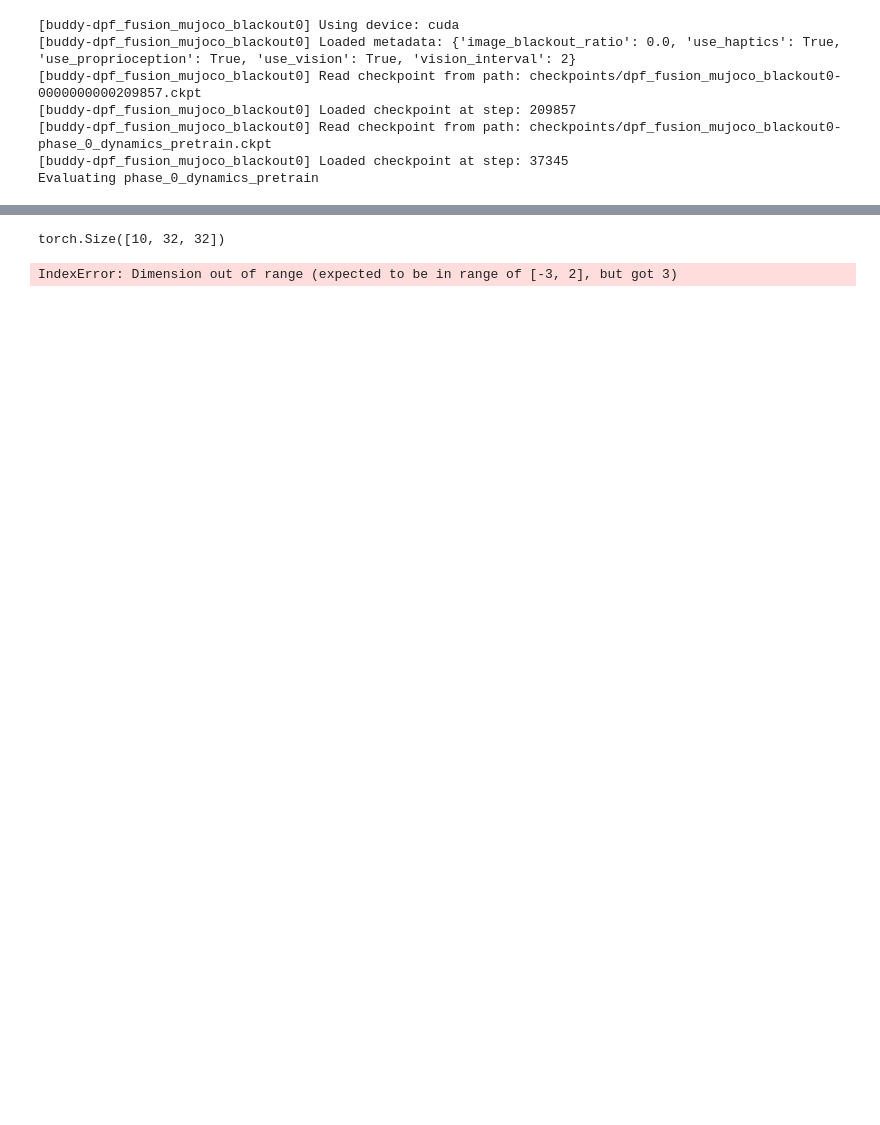
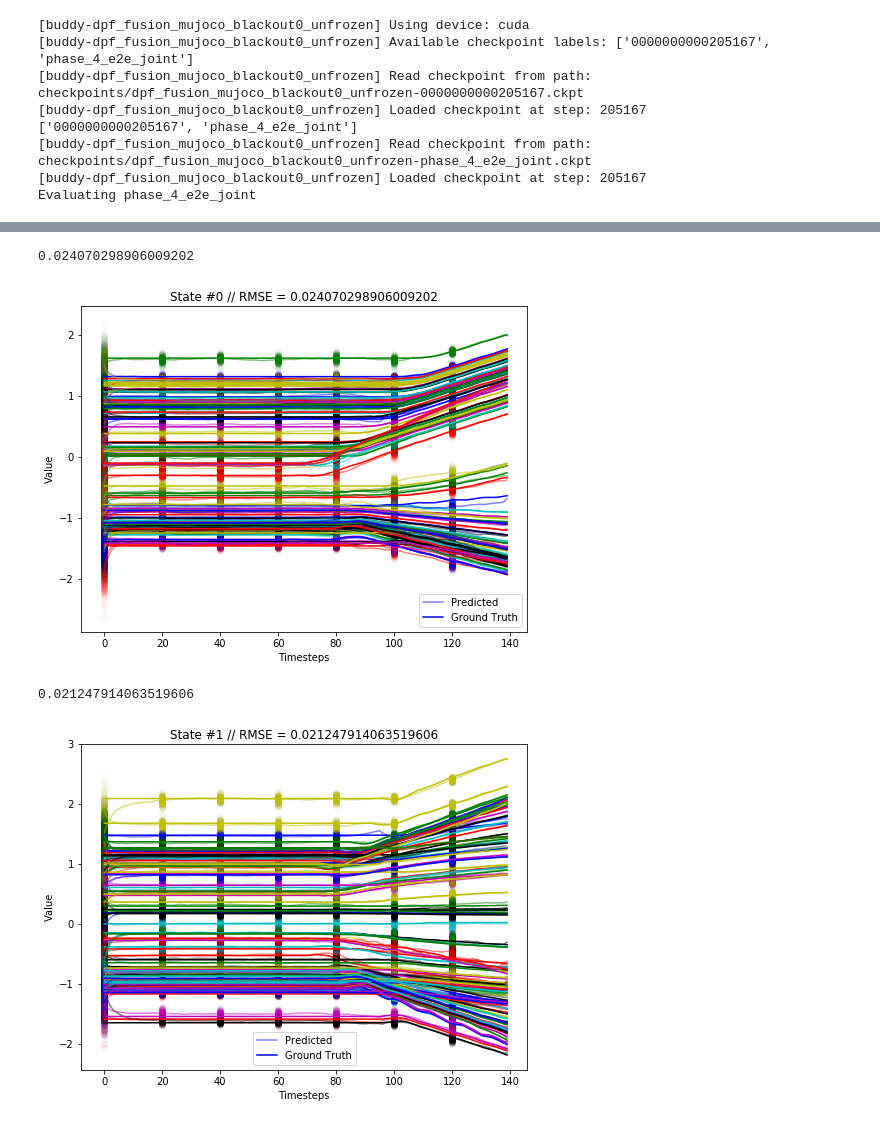
Before and after one commit to HaoWen470/crossmodal_filtering1, a Jupyter notebook: eval_dpf_fusion.ipynb, the cells around one changed output, grey strips where cells are left out. Saved outputs shown, nothing was run; the diff lists cells and outputs as text; code cells hidden in the pictures; blank space fills up the shorter version.

```diff
--- a/eval_dpf_fusion.ipynb
+++ b/eval_dpf_fusion.ipynb
@@ -91,14 +113,17 @@ def eval_experiment(experiment_name):
 # %%
-eval_experiment("dpf_fusion_mujoco_blackout0")
+eval_experiment("dpf_fusion_mujoco_blackout0_unfrozen")
 # %% [output]
-[buddy-dpf_fusion_mujoco_blackout0] Using device: cuda
-[buddy-dpf_fusion_mujoco_blackout0] Loaded metadata: {'image_blackout_ratio': 0.0, 'use_haptics': True, 'use_proprioception': True, 'use_vision': True, 'vision_interval': 2}
-[buddy-dpf_fusion_mujoco_blackout0] Read checkpoint from path: checkpoints/dpf_fusion_mujoco_blackout0-0000000000209857.ckpt
-[buddy-dpf_fusion_mujoco_blackout0] Loaded checkpoint at step: 209857
-[buddy-dpf_fusion_mujoco_blackout0] Read checkpoint from path: checkpoints/dpf_fusion_mujoco_blackout0-phase_0_dynamics_pretrain.ckpt
-[buddy-dpf_fusion_mujoco_blackout0] Loaded checkpoint at step: 37345
-Evaluating phase_0_dynamics_pretrain
+[buddy-dpf_fusion_mujoco_blackout0_unfrozen] Using device: cuda
+[buddy-dpf_fusion_mujoco_blackout0_unfrozen] Available checkpoint labels: ['0000000000205167', 'phase_4_e2e_joint']
+[buddy-dpf_fusion_mujoco_blackout0_unfrozen] Read checkpoint from path: checkpoints/dpf_fusion_mujoco_blackout0_unfrozen-0000000000205167.ckpt
+[buddy-dpf_fusion_mujoco_blackout0_unfrozen] Loaded checkpoint at step: 205167
+['0000000000205167', 'phase_4_e2e_joint']
+[buddy-dpf_fusion_mujoco_blackout0_unfrozen] Read checkpoint from path: checkpoints/dpf_fusion_mujoco_blackout0_unfrozen-phase_4_e2e_joint.ckpt
+[buddy-dpf_fusion_mujoco_blackout0_unfrozen] Loaded checkpoint at step: 205167
+Evaluating phase_4_e2e_joint
 [interactive output not drawn]
-torch.Size([10, 32, 32])
+0.024070298906009202
+[figure, added]
-IndexError: Dimension out of range (expected to be in range of [-3, 2], but got 3)
+0.021247914063519606
+[figure, added]
 # %%
```
Also changed, not shown: parts of 7 cells of this notebook, 9 other files.
